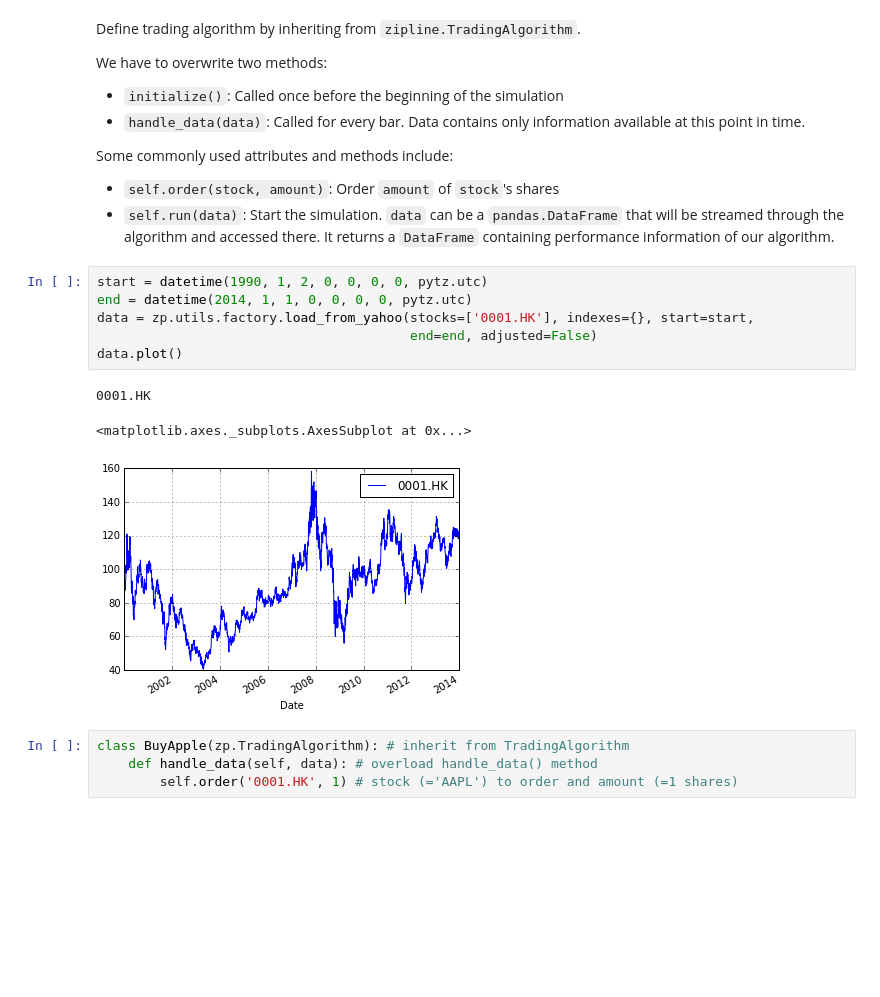
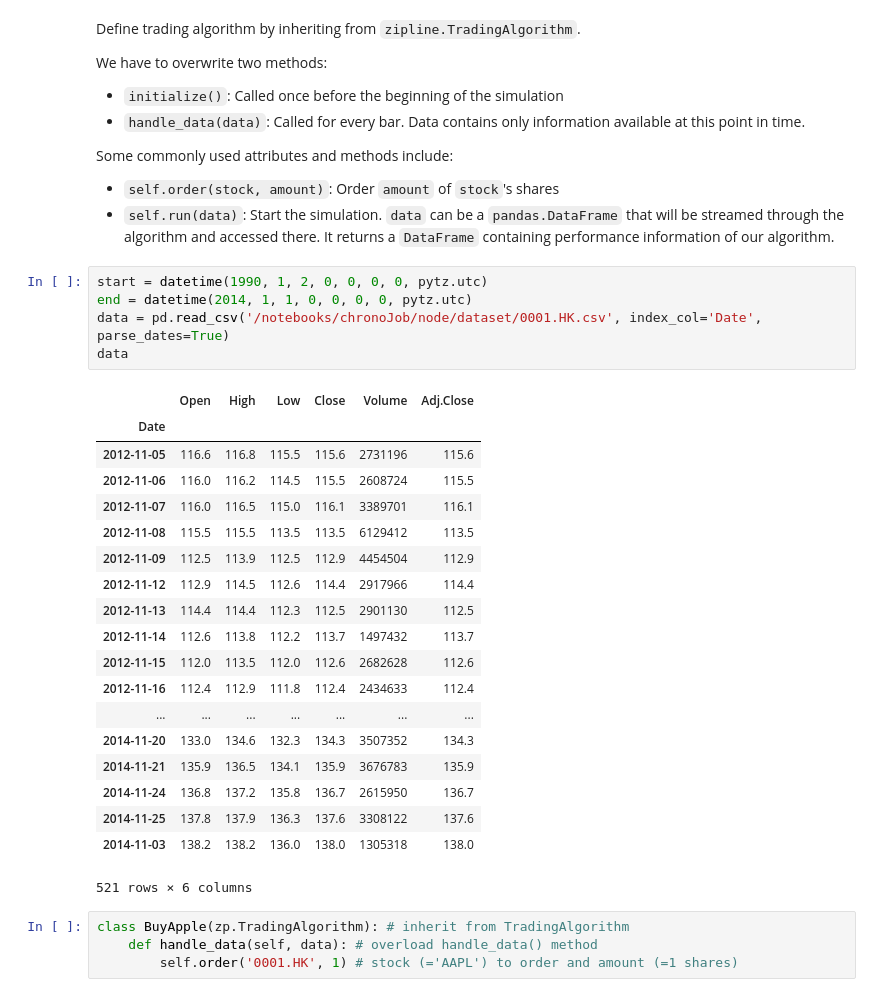
Before and after one commit to twistedogic/chronoJob, a Jupyter notebook: python/backtest.ipynb, the cells around one changed output. Drawn from its saved outputs; the diff is of its cells as text; blank space fills up the shorter version.

```diff
--- a/python/backtest.ipynb
+++ b/python/backtest.ipynb
@@ -43,13 +44,28 @@ Some commonly used attributes and methods include:
 # %%
 start = datetime(1990, 1, 2, 0, 0, 0, 0, pytz.utc)
 end = datetime(2014, 1, 1, 0, 0, 0, 0, pytz.utc)
-data = zp.utils.factory.load_from_yahoo(stocks=['0001.HK'], indexes={}, start=start,
-                                        end=end, adjusted=False)
-data.plot()
+data = pd.read_csv('/notebooks/chronoJob/node/dataset/0001.HK.csv', index_col='Date', parse_dates=True)
+data
 # %% [output]
+|  | Open | High | Low | Close | Volume | Adj.Close |
+| Date |  |  |  |  |  |  |
+| 2012-11-05 | 116.6 | 116.8 | 115.5 | 115.6 | 2731196 | 115.6 |
+| 2012-11-06 | 116.0 | 116.2 | 114.5 | 115.5 | 2608724 | 115.5 |
+| 2012-11-07 | 116.0 | 116.5 | 115.0 | 116.1 | 3389701 | 116.1 |
+| 2012-11-08 | 115.5 | 115.5 | 113.5 | 113.5 | 6129412 | 113.5 |
+| 2012-11-09 | 112.5 | 113.9 | 112.5 | 112.9 | 4454504 | 112.9 |
+| 2012-11-12 | 112.9 | 114.5 | 112.6 | 114.4 | 2917966 | 114.4 |
+| 2012-11-13 | 114.4 | 114.4 | 112.3 | 112.5 | 2901130 | 112.5 |
+| 2012-11-14 | 112.6 | 113.8 | 112.2 | 113.7 | 1497432 | 113.7 |
+| 2012-11-15 | 112.0 | 113.5 | 112.0 | 112.6 | 2682628 | 112.6 |
+| 2012-11-16 | 112.4 | 112.9 | 111.8 | 112.4 | 2434633 | 112.4 |
+| ... | ... | ... | ... | ... | ... | ... |
+| 2014-11-20 | 133.0 | 134.6 | 132.3 | 134.3 | 3507352 | 134.3 |
+| 2014-11-21 | 135.9 | 136.5 | 134.1 | 135.9 | 3676783 | 135.9 |
+| 2014-11-24 | 136.8 | 137.2 | 135.8 | 136.7 | 2615950 | 136.7 |
+| 2014-11-25 | 137.8 | 137.9 | 136.3 | 137.6 | 3308122 | 137.6 |
+| 2014-11-03 | 138.2 | 138.2 | 136.0 | 138.0 | 1305318 | 138.0 |
-0001.HK
+521 rows × 6 columns
-<matplotlib.axes._subplots.AxesSubplot at 0x...>
-[figure, removed]
 # %%
 class BuyApple(zp.TradingAlgorithm): # inherit from TradingAlgorithm
     def handle_data(self, data): # overload handle_data() method
```
Also changed, not shown: parts of 1 cell of this notebook, 3 other files.
